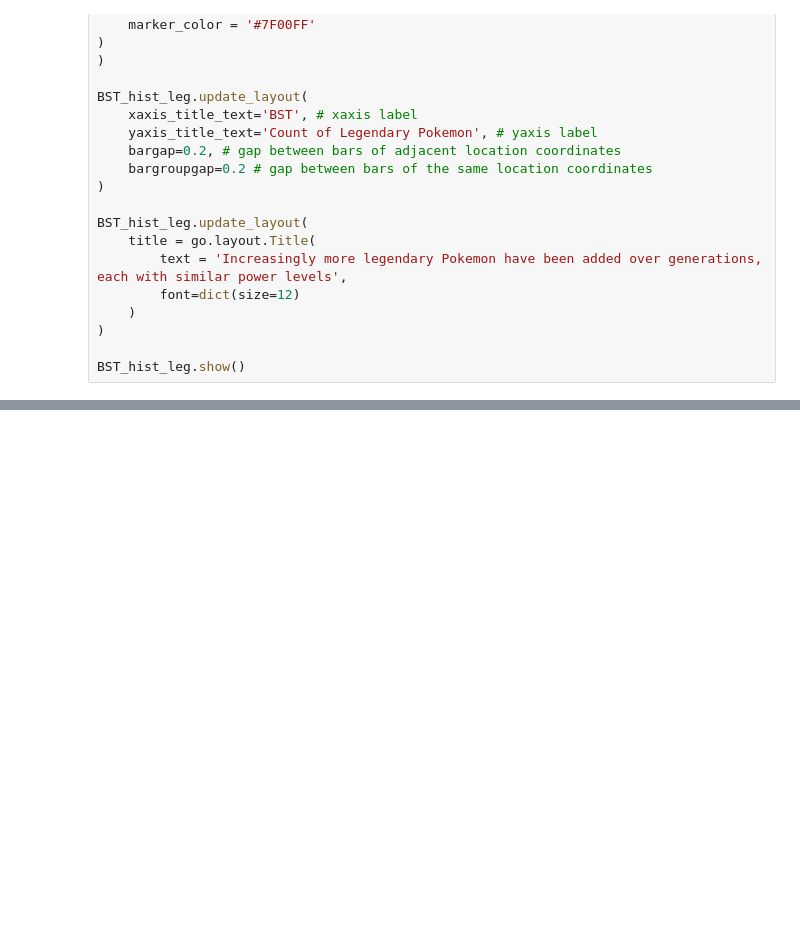
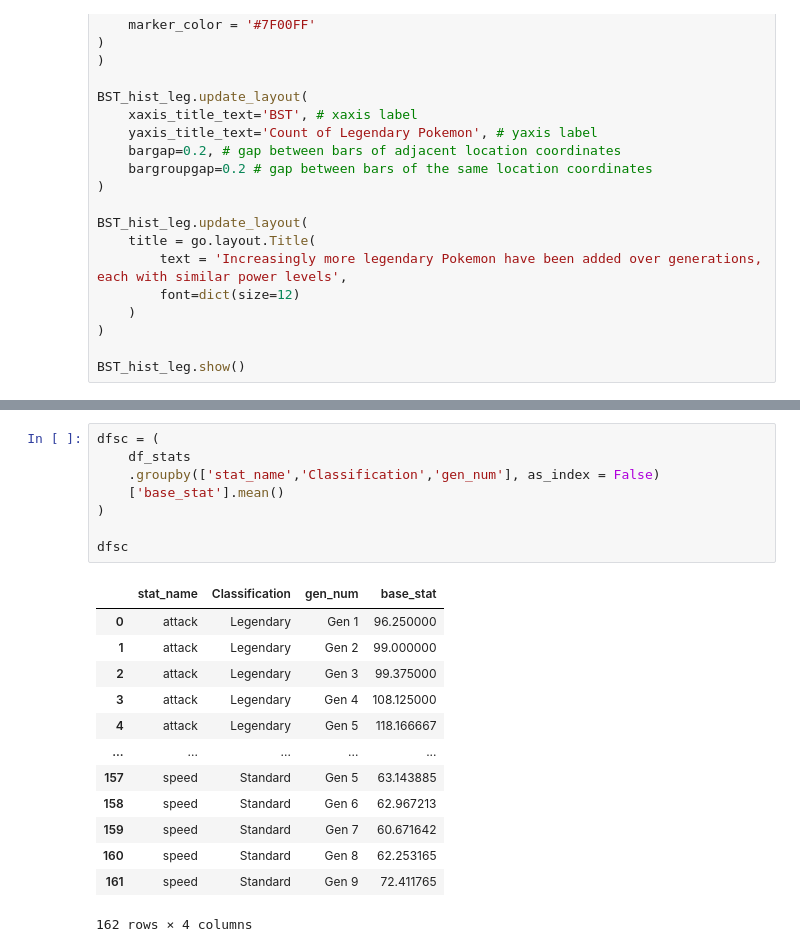
Before and after one commit to AEG-1309/me204-final-project, a Jupyter notebook: notebooks/NB03-Data-Analysis.ipynb, the cells around one changed output, grey strips where cells are left out. Cells and saved outputs as stored; diff of their text form; blank space fills up the shorter version.

```diff
--- a/notebooks/NB03-Data-Analysis.ipynb
+++ b/notebooks/NB03-Data-Analysis.ipynb
@@ -700,0 +786,22 @@ BST_hist_myth.show()
+# %%
+dfsc = (
+    df_stats
+    .groupby(['stat_name','Classification','gen_num'], as_index = False)
+    ['base_stat'].mean()
+)
+
+dfsc
+# %% [output]
+|  | stat_name | Classification | gen_num | base_stat |
+| 0 | attack | Legendary | Gen 1 | 96.250000 |
+| 1 | attack | Legendary | Gen 2 | 99.000000 |
+| 2 | attack | Legendary | Gen 3 | 99.375000 |
+| 3 | attack | Legendary | Gen 4 | 108.125000 |
+| 4 | attack | Legendary | Gen 5 | 118.166667 |
+| ... | ... | ... | ... | ... |
+| 157 | speed | Standard | Gen 5 | 63.143885 |
+| 158 | speed | Standard | Gen 6 | 62.967213 |
+| 159 | speed | Standard | Gen 7 | 60.671642 |
+| 160 | speed | Standard | Gen 8 | 62.253165 |
+| 161 | speed | Standard | Gen 9 | 72.411765 |
+162 rows × 4 columns
```
Also changed, not shown: parts of 13 cells of this notebook.
